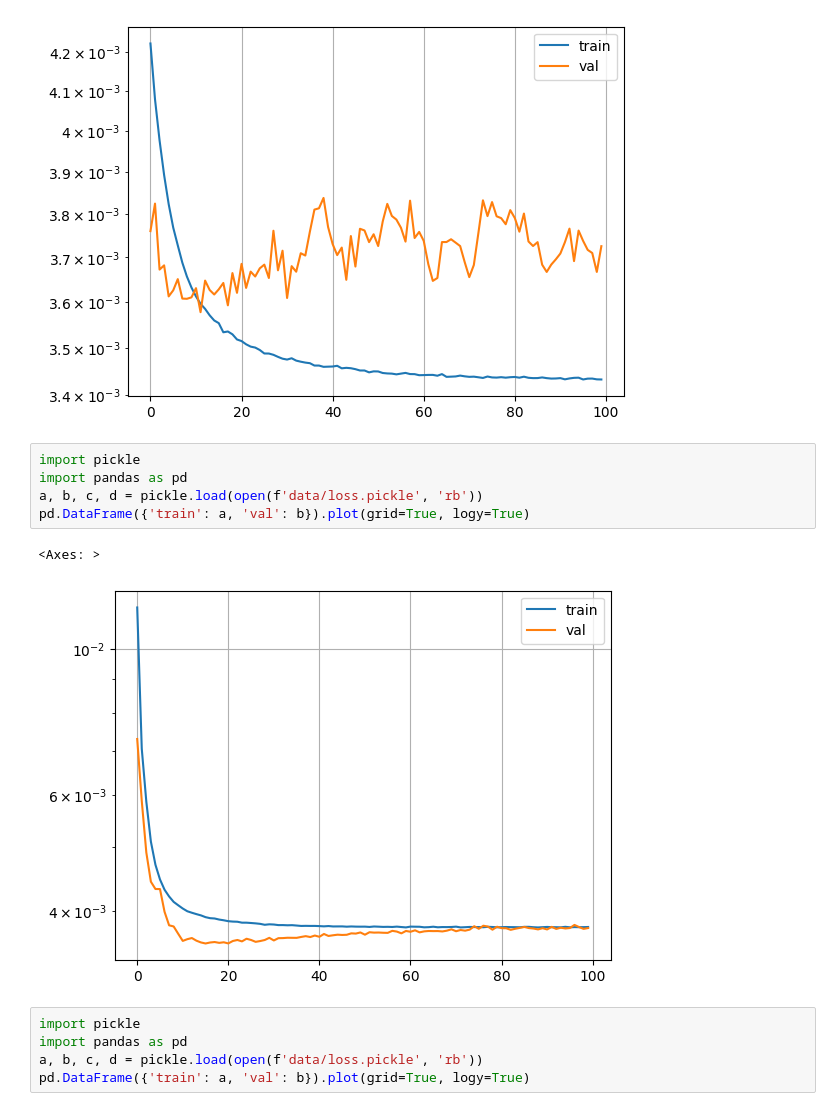
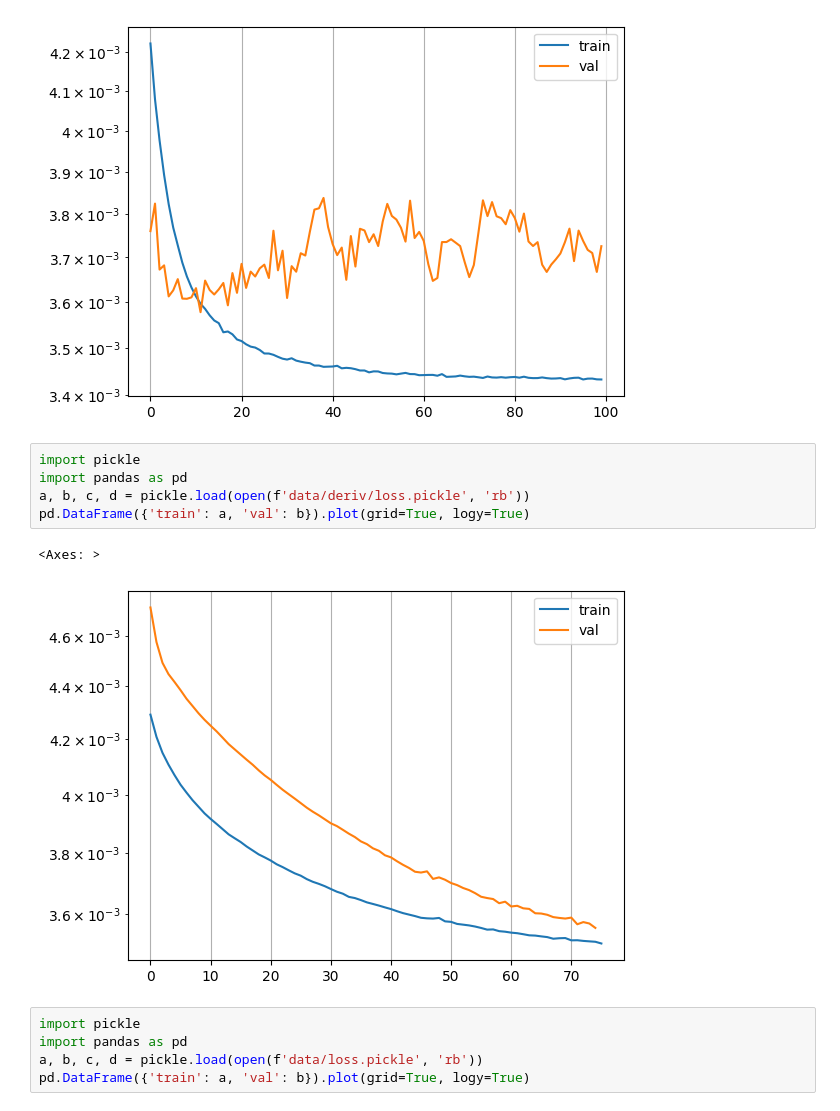
Before and after one commit to manish13/dl, a Jupyter notebook: input_creation.ipynb, the cells around one changed output. Saved outputs shown, nothing was run; the diff lists cells and outputs as text.

```diff
--- a/input_creation.ipynb
+++ b/input_creation.ipynb
@@ -285,11 +285,11 @@ pd.DataFrame({'train': a, 'val': b}).plot(grid=True, logy=True)
 # %%
 import pickle
 import pandas as pd
-a, b, c, d = pickle.load(open(f'data/loss.pickle', 'rb'))
+a, b, c, d = pickle.load(open(f'data/deriv/loss.pickle', 'rb'))
 pd.DataFrame({'train': a, 'val': b}).plot(grid=True, logy=True)
 # %% [output]
 <Axes: >
-[figure, old version]
+[figure, new version]
 # %%
 import pickle
 import pandas as pd
```
Also changed, not shown: parts of 16 cells of this notebook, 2 other files.
